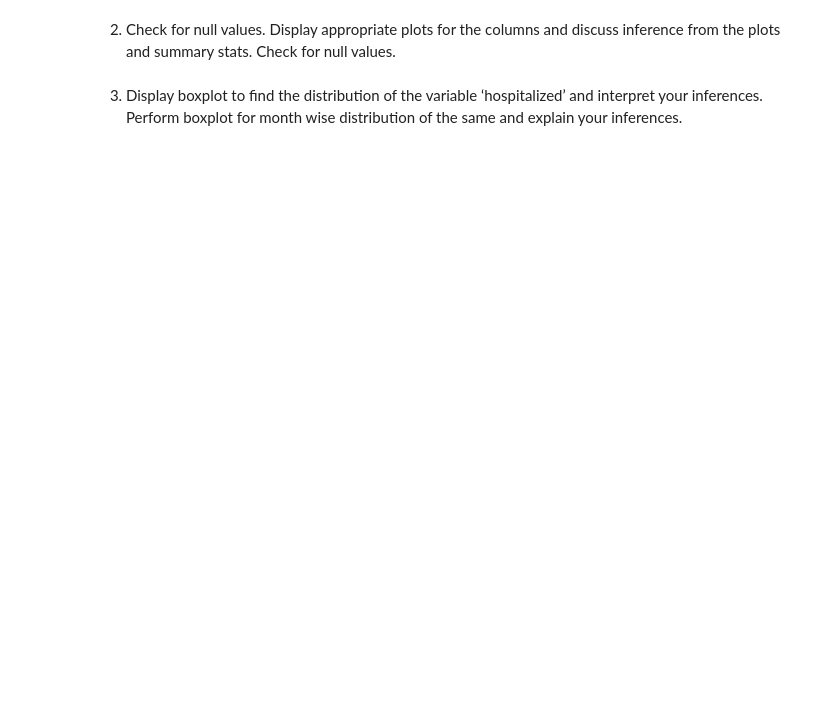
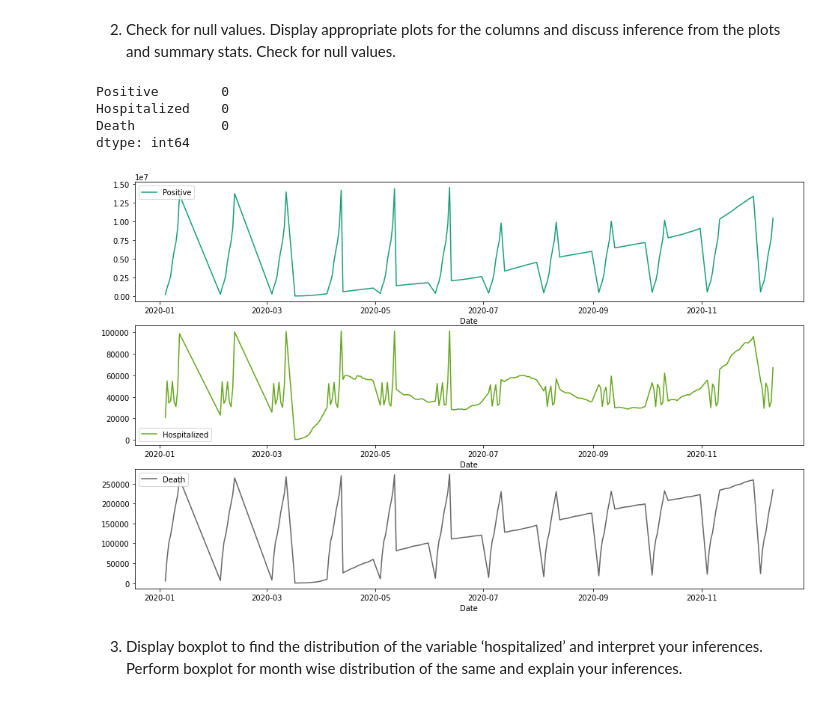
Before and after one commit to vkayonline/US-COVID19-Forecasting, a Jupyter notebook: TSF_CT2_Project.ipynb, the cells around one changed output. Cells and saved outputs as stored; diff of their text form; code cells hidden in the pictures; blank space fills up the shorter version.

```diff
--- a/TSF_CT2_Project.ipynb
+++ b/TSF_CT2_Project.ipynb
@@ -48,4 +47,20 @@ memory usage: 8.4+ KB
 # %% [markdown]
 2. Check for null values. Display appropriate plots for the columns and discuss inference from the plots and summary stats. Check for null values.
+# %%
+data.isna().sum()
+# %% [output]
+Positive        0
+Hospitalized    0
+Death           0
+dtype: int64
+# %%
+data.plot(colormap='Dark2',
+               figsize=(16, 10),
+               subplots=True,
+               sharex=False,
+               sharey=False)
+plt.show()
+# %% [output]
+[figure, added]
 # %% [markdown]
 3. Display boxplot to find the distribution of the variable ‘hospitalized’ and interpret your inferences. Perform boxplot for month wise distribution of the same and explain your inferences.
```
Also changed, not shown: parts of 11 cells of this notebook.
